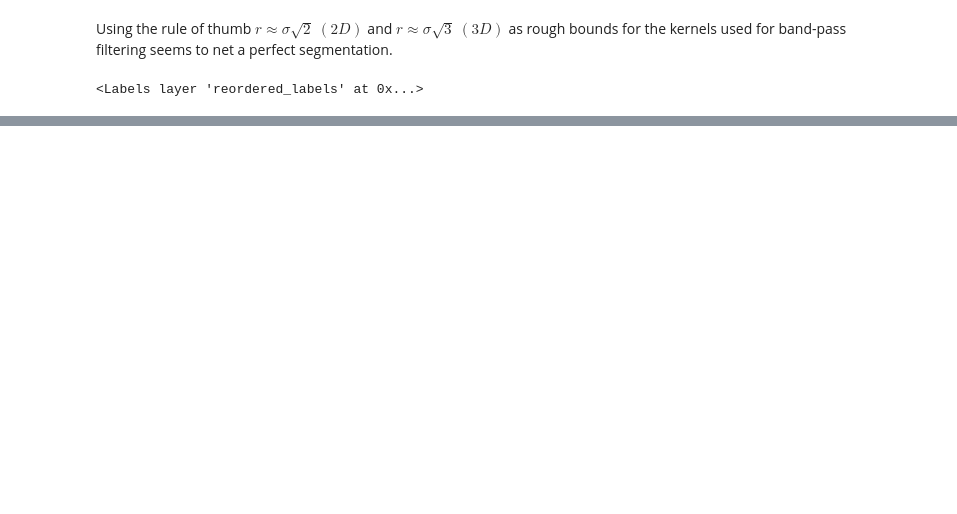
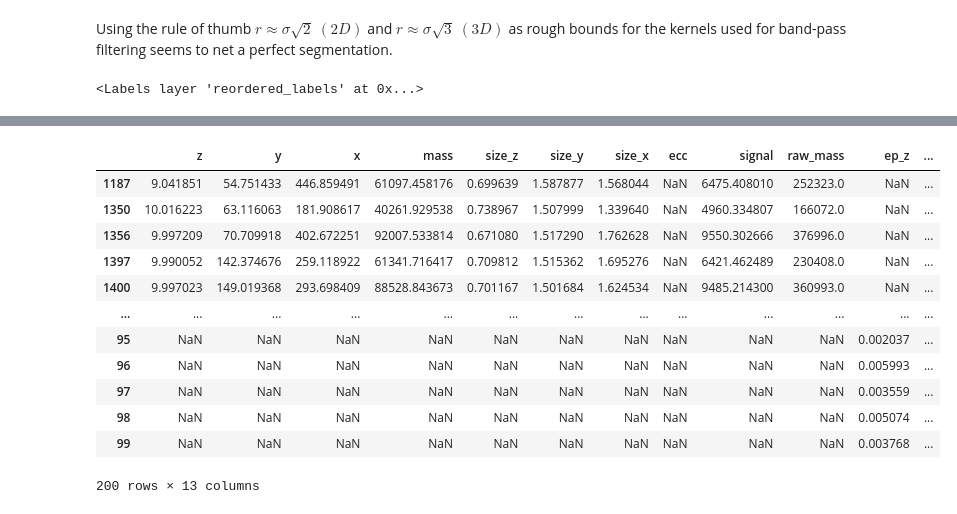
Before and after one commit to GarciaLab/transcription_pipeline, a Jupyter notebook: test.ipynb, the cells around one changed output, grey strips where cells are left out. Cells and saved outputs as stored; diff of their text form; code cells hidden in the pictures; blank space fills up the shorter version.

```diff
--- a/test.ipynb
+++ b/test.ipynb
@@ -169,0 +187,16 @@ cluster.close()
+# %%
+locate_spots
+# %% [output]
+|  | z | y | x | mass | size_z | size_y | size_x | ecc | signal | raw_mass | ep_z | ... |
+| 1187 | 9.041851 | 54.751433 | 446.859491 | 61097.458176 | 0.699639 | 1.587877 | 1.568044 | NaN | 6475.408010 | 252323.0 | NaN | ... |
+| 1350 | 10.016223 | 63.116063 | 181.908617 | 40261.929538 | 0.738967 | 1.507999 | 1.339640 | NaN | 4960.334807 | 166072.0 | NaN | ... |
+| 1356 | 9.997209 | 70.709918 | 402.672251 | 92007.533814 | 0.671080 | 1.517290 | 1.762628 | NaN | 9550.302666 | 376996.0 | NaN | ... |
+| 1397 | 9.990052 | 142.374676 | 259.118922 | 61341.716417 | 0.709812 | 1.515362 | 1.695276 | NaN | 6421.462489 | 230408.0 | NaN | ... |
+| 1400 | 9.997023 | 149.019368 | 293.698409 | 88528.843673 | 0.701167 | 1.501684 | 1.624534 | NaN | 9485.214300 | 360993.0 | NaN | ... |
+| ... | ... | ... | ... | ... | ... | ... | ... | ... | ... | ... | ... | ... |
+| 95 | NaN | NaN | NaN | NaN | NaN | NaN | NaN | NaN | NaN | NaN | 0.002037 | ... |
+| 96 | NaN | NaN | NaN | NaN | NaN | NaN | NaN | NaN | NaN | NaN | 0.005993 | ... |
+| 97 | NaN | NaN | NaN | NaN | NaN | NaN | NaN | NaN | NaN | NaN | 0.003559 | ... |
+| 98 | NaN | NaN | NaN | NaN | NaN | NaN | NaN | NaN | NaN | NaN | 0.005074 | ... |
+| 99 | NaN | NaN | NaN | NaN | NaN | NaN | NaN | NaN | NaN | NaN | 0.003768 | ... |
+200 rows × 13 columns
```
Also changed, not shown: parts of 12 cells of this notebook.
